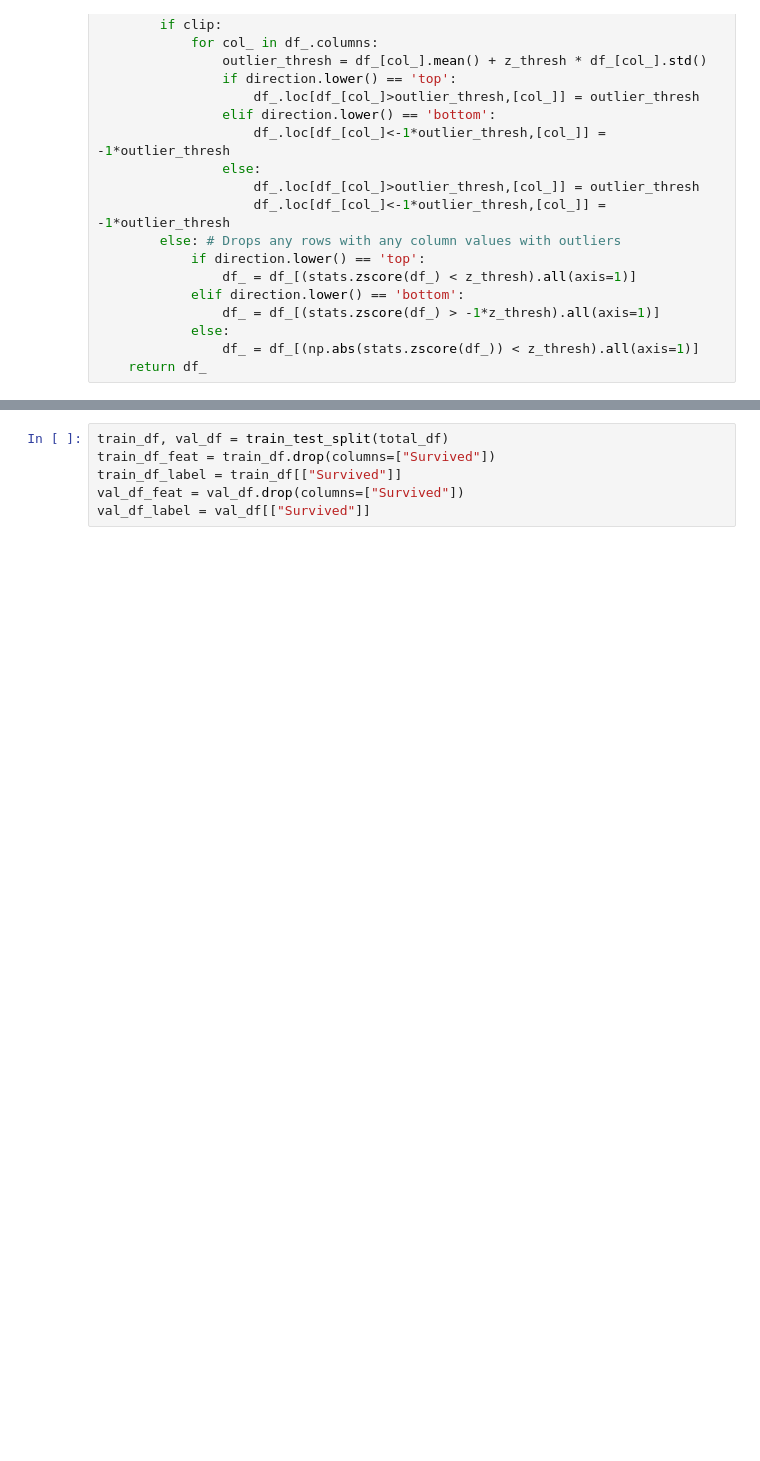
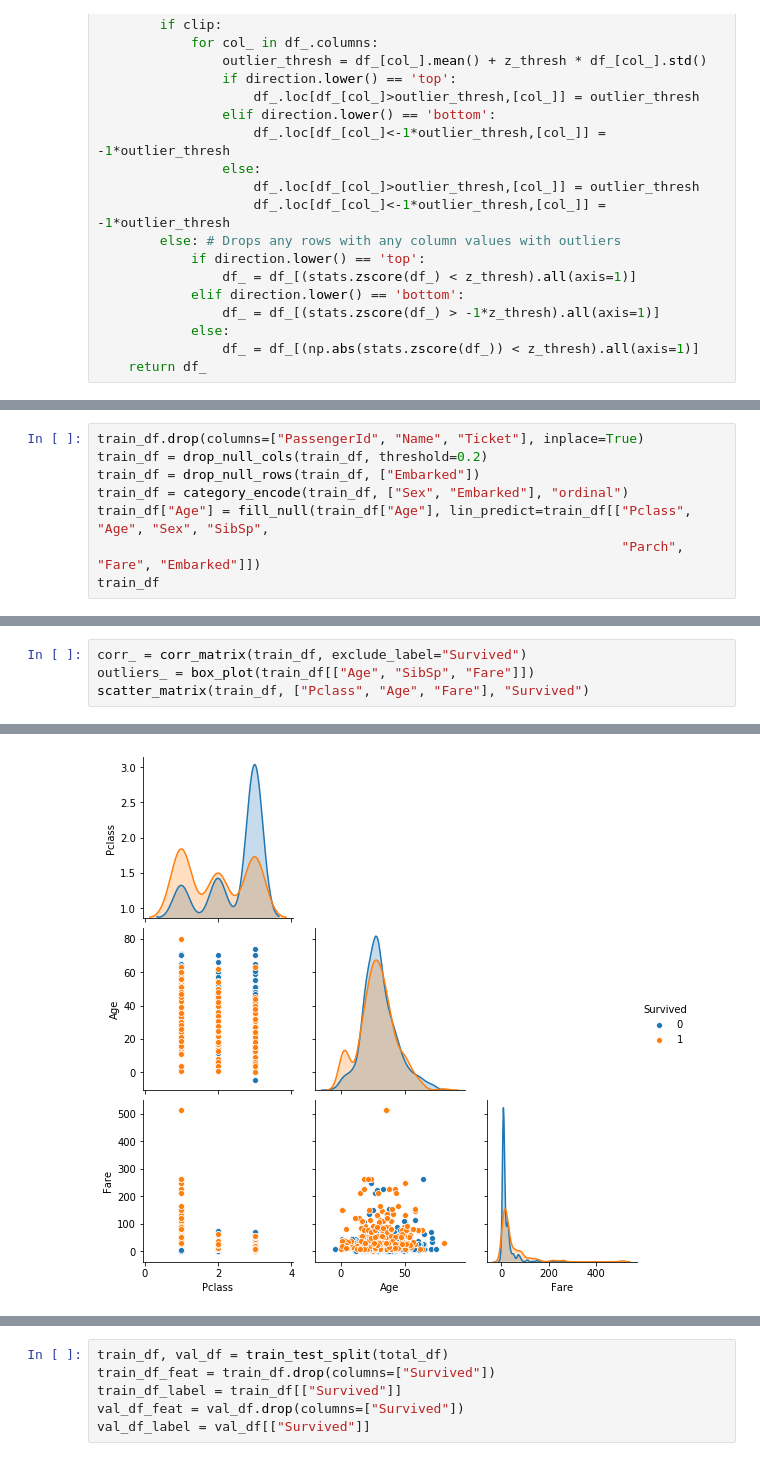
Before and after one commit to ParthivNaresh/ML_Library, a Jupyter notebook: ML_API.ipynb, the cells around one changed output, grey strips where cells are left out. Saved outputs shown, nothing was run; the diff lists cells and outputs as text; blank space fills up the shorter version.

```diff
--- a/ML_API.ipynb
+++ b/ML_API.ipynb
@@ -447,0 +503,8 @@ total_df = pd.read_csv('../train.csv')
+# %%
+train_df.drop(columns=["PassengerId", "Name", "Ticket"], inplace=True)
+train_df = drop_null_cols(train_df, threshold=0.2)
+train_df = drop_null_rows(train_df, ["Embarked"])
+train_df = category_encode(train_df, ["Sex", "Embarked"], "ordinal")
+train_df["Age"] = fill_null(train_df["Age"], lin_predict=train_df[["Pclass", "Age", "Sex", "SibSp",
+                                                                   "Parch", "Fare", "Embarked"]])
+train_df
@@ -447,0 +525,5 @@ total_df = pd.read_csv('../train.csv')
+# %%
+corr_ = corr_matrix(train_df, exclude_label="Survived")
+outliers_ = box_plot(train_df[["Age", "SibSp", "Fare"]])
+scatter_matrix(train_df, ["Pclass", "Age", "Fare"], "Survived")
+# %% [output]
@@ -447,0 +532 @@ total_df = pd.read_csv('../train.csv')
+[figure, added]
```
Also changed, not shown: parts of 21 cells of this notebook.
